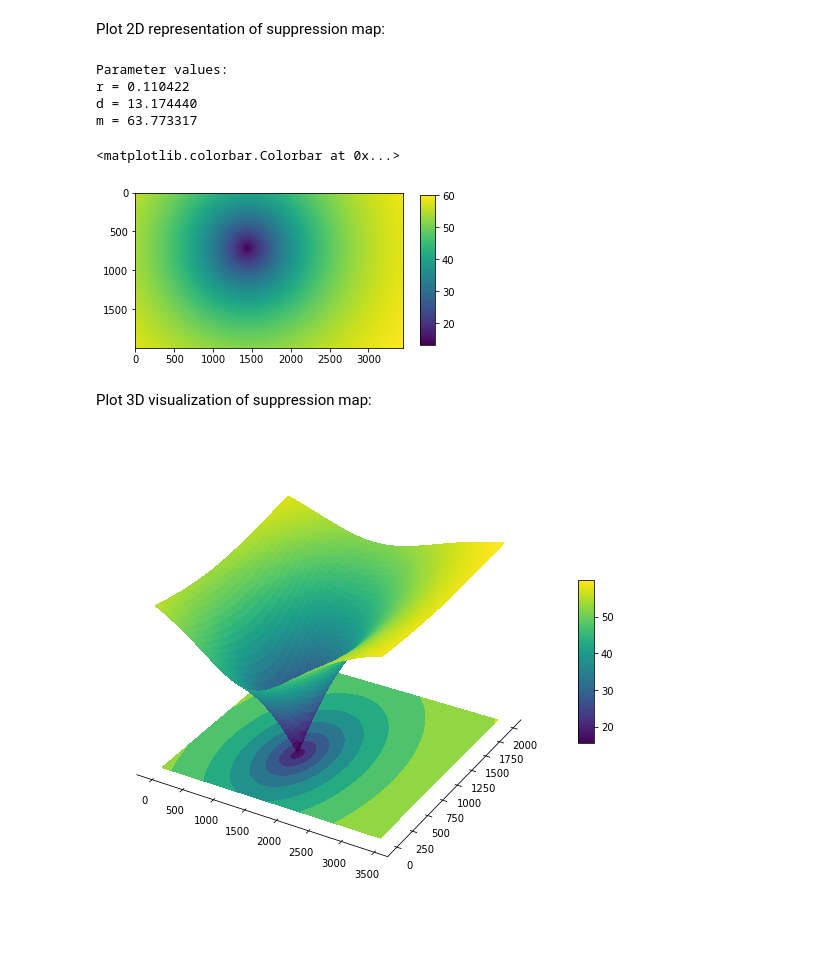
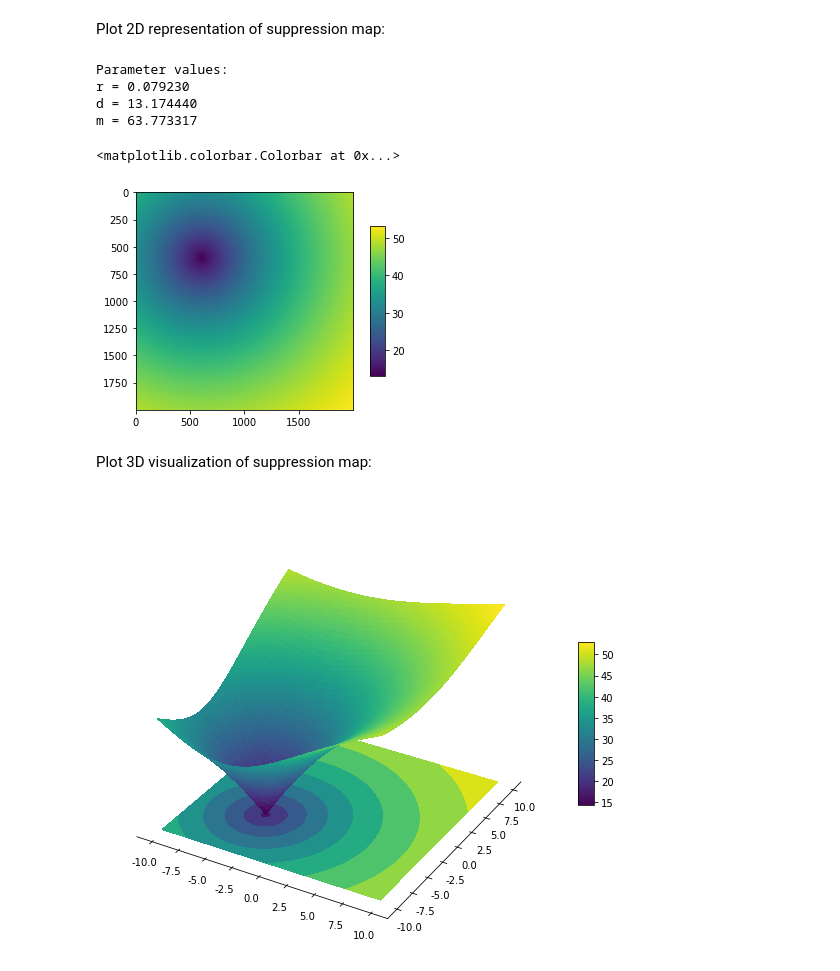
Before and after one commit to AylinH/HanneEtAl2022_DisLocLearning, a Jupyter notebook: SpatialGradientOfSuppression/SpatialGradientOfSuppression.ipynb, the cells around one changed output. Saved outputs shown, nothing was run; the diff lists cells and outputs as text; code cells hidden in the pictures; blank space fills up the shorter version.

Commit message:
Distorted coordinates corrected
In the earlier version the 3D visualization was not properly projected into the 2D plane.

```diff
--- a/SpatialGradientOfSuppression/SpatialGradientOfSuppression.ipynb
+++ b/SpatialGradientOfSuppression/SpatialGradientOfSuppression.ipynb
@@ -30,7 +30,7 @@ import os
 ### Load data
 # %%
 taskdata = {}
-for task in ['singleton', 'feature-specific']:
+for task in ['mixed', 'fixed']:
     data = pd.read_csv('data/Dataset_SpatialGradientOfSuppression.csv', sep=';', decimal=',')
     data = data[data['task']==task]
     data_distractor_absent = data[data['distractor_condition'] == 'distractor_absent']
@@ -73,11 +73,11 @@ def suppression(x, r, m, d, exp_func=at.exp):
 # %% [markdown]
 ### Define the model
 # %%
-distances_s = taskdata['singleton']['distance'].values
-distances_f = taskdata['feature-specific']['distance'].values
+distances_s = taskdata['mixed']['distance'].values
+distances_f = taskdata['fixed']['distance'].values
 
-participants_f = taskdata['feature-specific']['participant_index'].values
-participants_s = taskdata['singleton']['participant_index'].values
+participants_f = taskdata['fixed']['participant_index'].values
+participants_s = taskdata['mixed']['participant_index'].values
 
 with pm.Model() as model:
 
@@ -124,9 +124,9 @@ with pm.Model() as model:
                                                        d_s[participants_s]))
 
     y_f = pm.Normal('y_f', mu=course_f, sigma=sd_f[participants_f],
-                    observed=taskdata['feature-specific']['Inhibition_Diff'])
+                    observed=taskdata['fixed']['Inhibition_Diff'])
     y_s = pm.Normal('y_s', mu=course_s, sigma=sd_s[participants_s],
-                    observed=taskdata['singleton']['Inhibition_Diff'])
+                    observed=taskdata['mixed']['Inhibition_Diff'])
 
     rate_diff = pm.Deterministic('rate_diff', rate_mu_s - rate_mu_f)
 # %% [markdown]
@@ -262,45 +262,47 @@ Plot 2D representation of suppression map:
 # %%
 ppcm = 100 #pixel pro cm
 
-x_size = int(34.5 * ppcm)
 y_size = int(20 * ppcm)
+x_size = y_size  # int(34.5 * ppcm)
+offset = int(34.5 * ppcm) - y_size
+
 
 display_size = [y_size, x_size]
 img = np.zeros(display_size)
 img.fill(255)
 
-high_position = [14.45 * ppcm, 7.2 * ppcm]
+high_position = [6.04020203 * ppcm,  6.04020203 * ppcm] #[14.45 * ppcm - offset/2, 7.2 * ppcm]
 
 # Get parameters from posterior means:
-#r = calculate_point_estimate('mode',trace.posterior['rate_mu_f'].values)   # feature
-#r = calculate_point_estimate('mode',trace.posterior['rate_mu_s'].values)   # singleton
-r = 0.5 * (calculate_point_estimate('mode',trace.posterior['rate_mu_f'].values) +
-           calculate_point_estimate('mode',trace.posterior['rate_mu_s'].values))
+r = calculate_point_estimate('mode',trace.posterior['rate_mu_f'].values)   # fixed condition
+#r = calculate_point_estimate('mode',trace.posterior['rate_mu_s'].values)   # mixed condition
+#r = 0.5 * (calculate_point_estimate('mode',trace.posterior['rate_mu_f'].values) +
+#           calculate_point_estimate('mode',trace.posterior['rate_mu_s'].values))
 d = calculate_point_estimate('mode',trace.posterior['d_mu'].values)
 m = calculate_point_estimate('mode',trace.posterior['max_impair_mu'].values)
 
 
 for x in tqdm(range(display_size[1])):
     for y in range(display_size[0]):
         p1 = np.array(high_position)/ppcm
         p2 = np.array([x,y])/ppcm
         distance = np.linalg.norm(p1-p2)
         value = suppression(distance, r, m, d, exp_func=np.exp)
         img[y,x] = value
 
 print('Parameter values: \n' +
       'r = %f \nd = %f \nm = %f'%(r, d, m))
 
 
 plt.imshow(img)
 plt.colorbar(shrink=0.69, aspect=10)
 # %% [output]
 Parameter values:
-r = 0.110422
+r = 0.079230
 d = 13.174440
 m = 63.773317
 <matplotlib.colorbar.Colorbar at 0x...>
-[figure, old version]
+[figure, new version]
 # %% [markdown]
 Plot 3D visualization of suppression map:
 # %%
@@ -332,10 +334,11 @@ surf = ax.plot_surface(X, Y, Z,
 
 # 2D contour plot
 cset = ax.contourf(X, Y, Z, zdir='z', offset=np.min(Z), cmap=cm.viridis)
-cset = ax.contourf(X, Y, Z, xdir='x', offset=x_size, cmap=cm.viridis)
-cset = ax.contourf(X, Y, Z, ydir='y', offset=y_size, cmap=cm.viridis)
-
+cset = ax.contourf(X, Y, Z, offset=x_size, cmap=cm.viridis)
+cset = ax.contourf(X, Y, Z, offset=y_size, cmap=cm.viridis)
 cbar = fig.colorbar(surf, shrink=0.3, aspect=10)
-plt.savefig('figures/Figure4_raw.svg')
+ax.set_xticklabels((np.array([0] + list(np.linspace(0,2000,9)))-1000)/ppcm)
+ax.set_yticklabels((np.array([0] + list(np.linspace(0,2000,9)))-1000)/ppcm)
+plt.savefig('figures/Figure4_raw_feature.svg')
 # %% [output]
-[figure, old version]
+[figure, new version]
```
Also changed, not shown: parts of 3 cells of this notebook.
